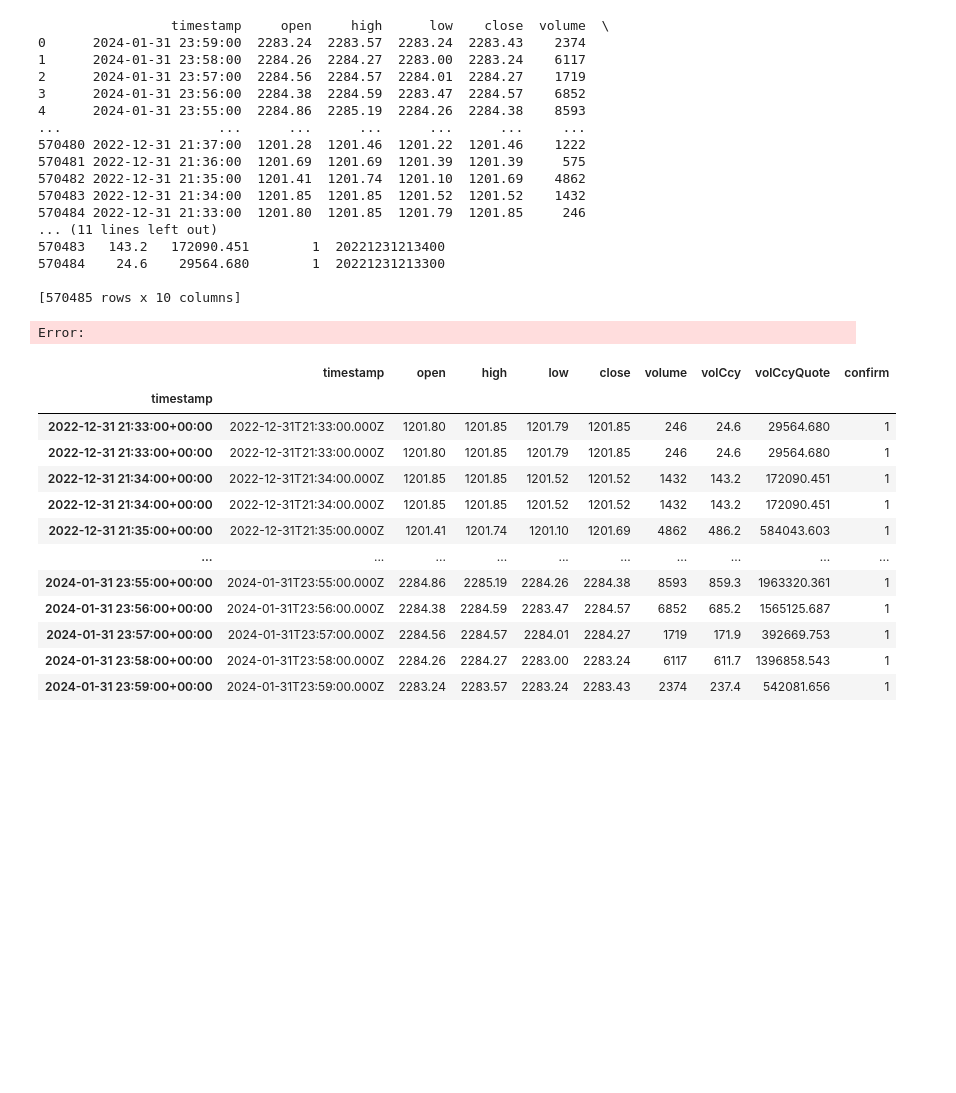
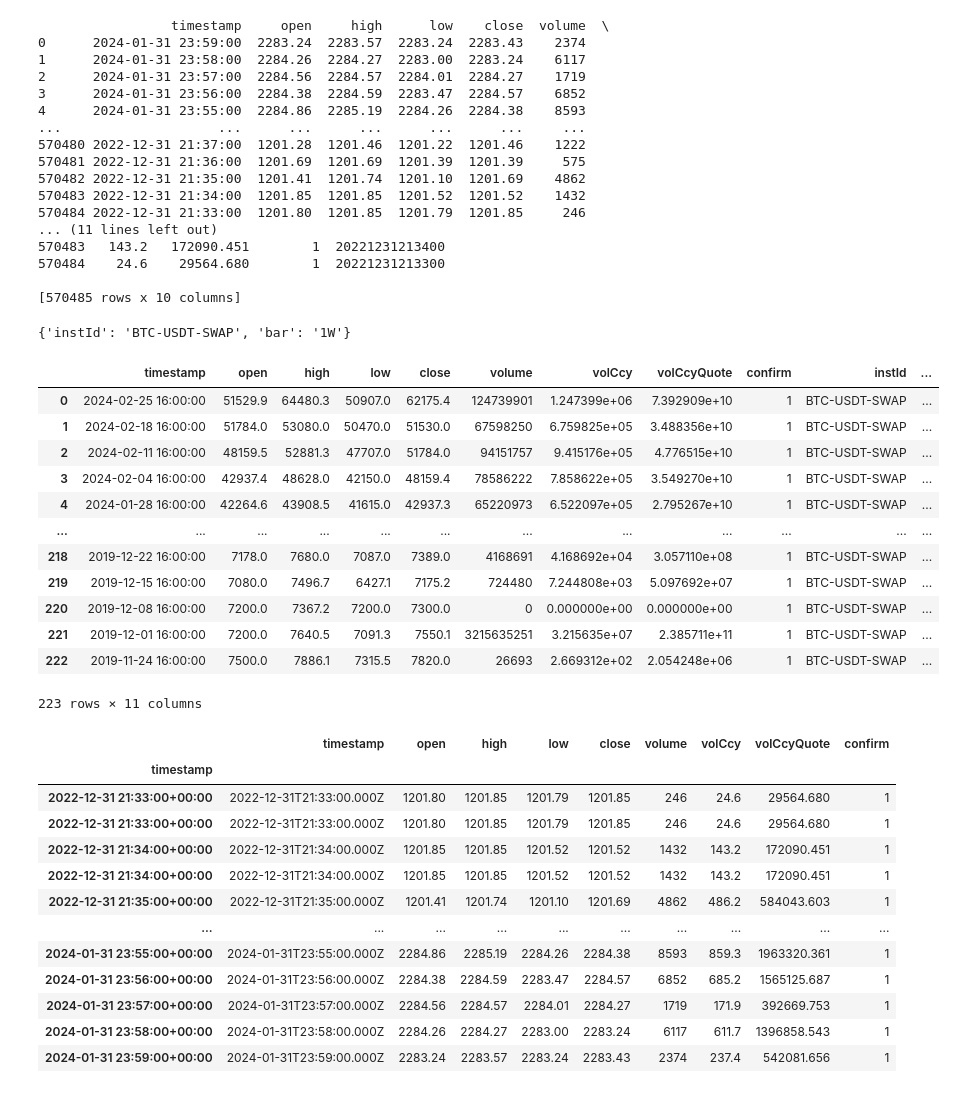
Before and after one commit to Wangshengyang2004/KakiQuant, a Jupyter notebook: kaki/notebooks/ETH_plot.ipynb, the cells around one changed output. Drawn from its saved outputs; the diff is of its cells as text; code cells hidden in the pictures; blank space fills up the shorter version.

```diff
--- a/kaki/notebooks/ETH_plot.ipynb
+++ b/kaki/notebooks/ETH_plot.ipynb
@@ -300,6 +300,28 @@ if __name__ == "__main__":
 570484    24.6    29564.680        1  20221231213300
 
 [570485 rows x 10 columns]
+# %%
+from kaki.datafeed.reader.MongoDataReader import DownloadData
+reader = DownloadData(target="crypto")
+df = reader.download(symbol="BTC-USDT-SWAP", bar="1W", fields="full")
+# %% [output]
+{'instId': 'BTC-USDT-SWAP', 'bar': '1W'}
+# %%
+df
+# %% [output]
+|  | timestamp | open | high | low | close | volume | volCcy | volCcyQuote | confirm | instId | ... |
+| 0 | 2024-02-25 16:00:00 | 51529.9 | 64480.3 | 50907.0 | 62175.4 | 124739901 | 1.247399e+06 | 7.392909e+10 | 1 | BTC-USDT-SWAP | ... |
+| 1 | 2024-02-18 16:00:00 | 51784.0 | 53080.0 | 50470.0 | 51530.0 | 67598250 | 6.759825e+05 | 3.488356e+10 | 1 | BTC-USDT-SWAP | ... |
+| 2 | 2024-02-11 16:00:00 | 48159.5 | 52881.3 | 47707.0 | 51784.0 | 94151757 | 9.415176e+05 | 4.776515e+10 | 1 | BTC-USDT-SWAP | ... |
+| 3 | 2024-02-04 16:00:00 | 42937.4 | 48628.0 | 42150.0 | 48159.4 | 78586222 | 7.858622e+05 | 3.549270e+10 | 1 | BTC-USDT-SWAP | ... |
+| 4 | 2024-01-28 16:00:00 | 42264.6 | 43908.5 | 41615.0 | 42937.3 | 65220973 | 6.522097e+05 | 2.795267e+10 | 1 | BTC-USDT-SWAP | ... |
+| ... | ... | ... | ... | ... | ... | ... | ... | ... | ... | ... | ... |
+| 218 | 2019-12-22 16:00:00 | 7178.0 | 7680.0 | 7087.0 | 7389.0 | 4168691 | 4.168692e+04 | 3.057110e+08 | 1 | BTC-USDT-SWAP | ... |
+| 219 | 2019-12-15 16:00:00 | 7080.0 | 7496.7 | 6427.1 | 7175.2 | 724480 | 7.244808e+03 | 5.097692e+07 | 1 | BTC-USDT-SWAP | ... |
+| 220 | 2019-12-08 16:00:00 | 7200.0 | 7367.2 | 7200.0 | 7300.0 | 0 | 0.000000e+00 | 0.000000e+00 | 1 | BTC-USDT-SWAP | ... |
+| 221 | 2019-12-01 16:00:00 | 7200.0 | 7640.5 | 7091.3 | 7550.1 | 3215635251 | 3.215635e+07 | 2.385711e+11 | 1 | BTC-USDT-SWAP | ... |
+| 222 | 2019-11-24 16:00:00 | 7500.0 | 7886.1 | 7315.5 | 7820.0 | 26693 | 2.669312e+02 | 2.054248e+06 | 1 | BTC-USDT-SWAP | ... |
+223 rows × 11 columns
 # %%
 import mplfinance as mpf
 
@@ -316,7 +338,7 @@ os.mkdir('./output-full')
 i = 0
 while i < len(df):
     savefig_options = {
-    'fname': f'./output/high_res_plot_{i}.png',  # Filename to save the plot
+    'fname': f'./output-full/high_res_plot_{i}.png',  # Filename to save the plot
     'dpi': 300,  # Increase DPI for higher resolution
     'pad_inches': 0.25  # Optional: Padding around the figure
 }
@@ -324,8 +346,6 @@ while i < len(df):
             title=f'Crypto K-Line Chart:{df[i:i+150].iloc[0].instId}-{df[i:i+150].iloc[0].bar}',
             ylabel='Price', volume = True, mav=(7,12),savefig=savefig_options)
     i += 150
-# %% [output]
-Error:
 # %%
 import pandas as pd
 import mplfinance as mpf
```
Also changed, not shown: parts of 1 cell of this notebook, 21 other files.
